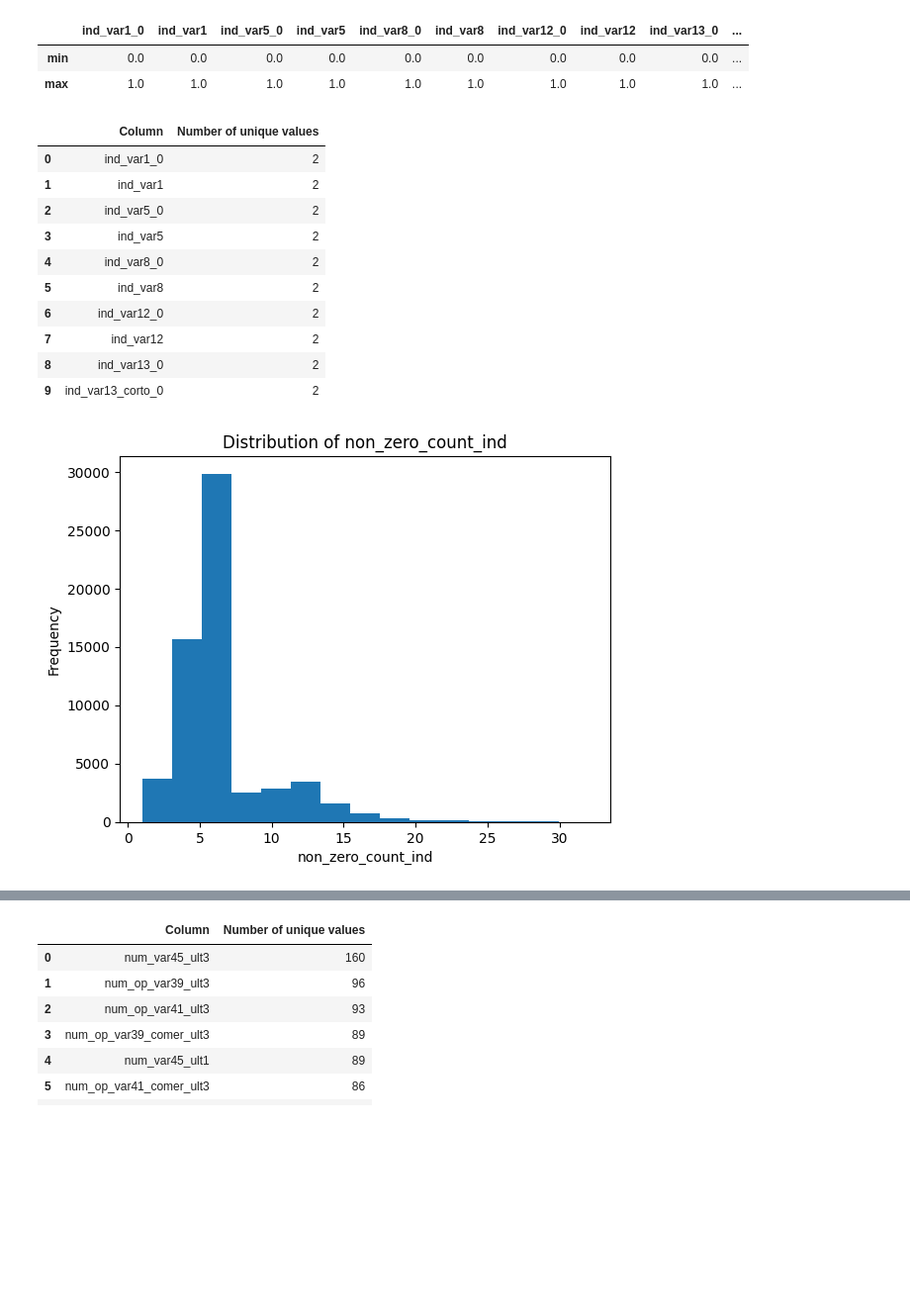
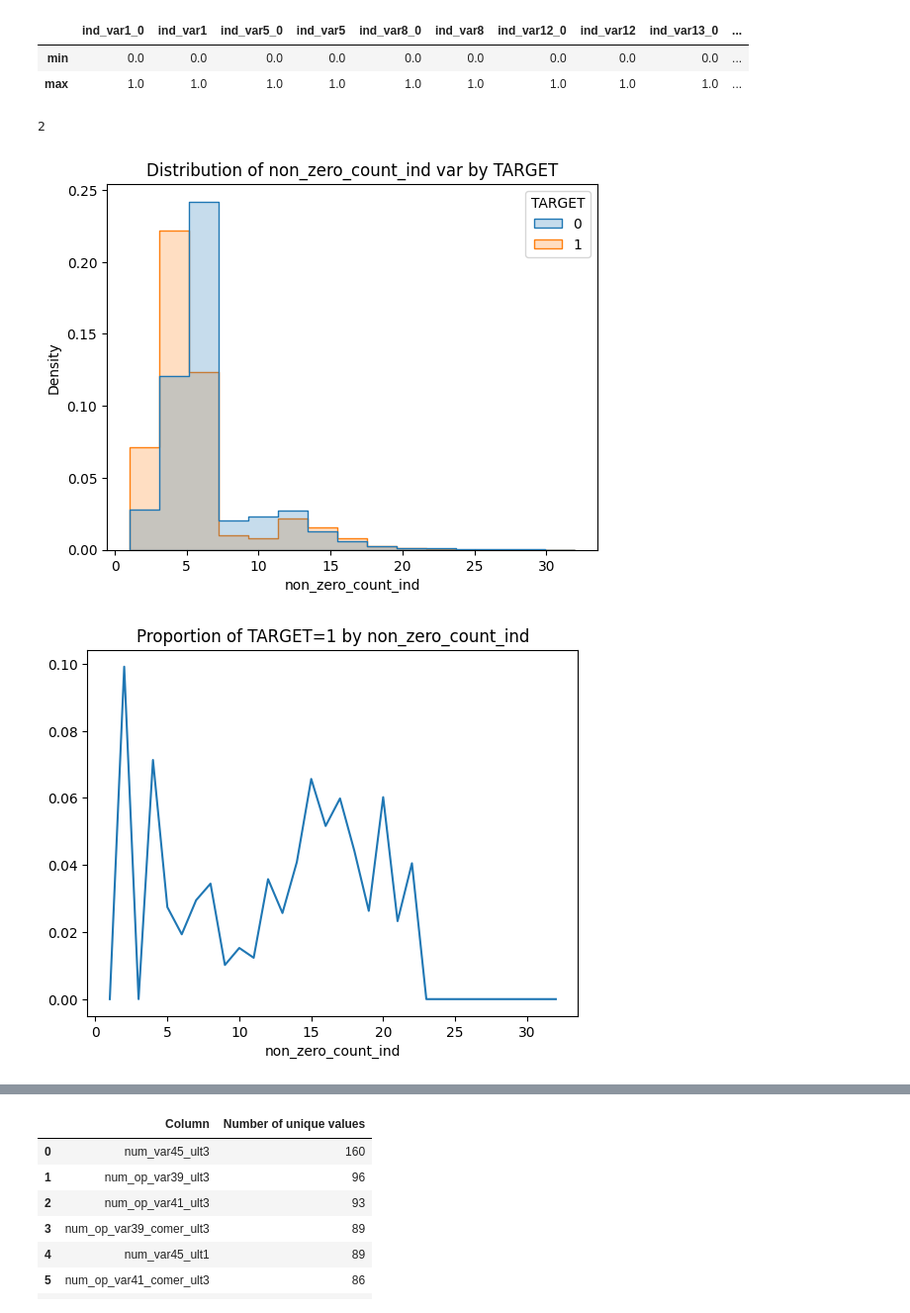
Before and after one commit to FelipeViacava/data-masters-case, a Jupyter notebook: 01-eda.ipynb, the cells around one changed output, grey strips where cells are left out. Shown at 99% size. Saved outputs shown, nothing was run; the diff lists cells and outputs as text; code cells hidden in the pictures; blank space fills up the shorter version.

```diff
--- a/01-eda.ipynb
+++ b/01-eda.ipynb
@@ -565,35 +545,17 @@ df[ind_cols].describe().loc[["min", "max"]]
 |  | ind_var1_0 | ind_var1 | ind_var5_0 | ind_var5 | ind_var8_0 | ind_var8 | ind_var12_0 | ind_var12 | ind_var13_0 | ... |
 | min | 0.0 | 0.0 | 0.0 | 0.0 | 0.0 | 0.0 | 0.0 | 0.0 | 0.0 | ... |
 | max | 1.0 | 1.0 | 1.0 | 1.0 | 1.0 | 1.0 | 1.0 | 1.0 | 1.0 | ... |
-# %%
-df[ind_cols] \
-    .nunique() \
-    .nlargest(10) \
-    .reset_index() \
-    .rename(
-        mapper={
-            "index": "Column",
-            0: "Number of unique values"
-        },
-        axis=1
-    )
-# %% [output]
-|  | Column | Number of unique values |
-| 0 | ind_var1_0 | 2 |
-| 1 | ind_var1 | 2 |
-| 2 | ind_var5_0 | 2 |
-| 3 | ind_var5 | 2 |
-| 4 | ind_var8_0 | 2 |
-| 5 | ind_var8 | 2 |
-| 6 | ind_var12_0 | 2 |
-| 7 | ind_var12 | 2 |
-| 8 | ind_var13_0 | 2 |
-| 9 | ind_var13_corto_0 | 2 |
+# %%
+df[ind_cols].nunique().max()
+# %% [output]
+2
 # %%
 anzc_ind = AddNonZeroCount(prefix="ind")
 anzc_ind = anzc_ind.fit(df)
 df = anzc_ind.transform(df)
 # %%
-cv.histplot(df, "non_zero_count_ind", nbins=15)
+cv.binaryhistplot(df, "non_zero_count_ind", nbins=15)
+cv.lineplot(df, "non_zero_count_ind")
 # %% [output]
-[figure, old version]
+[figure, new version]
+[figure, added]
```
Also changed, not shown: parts of 14 cells of this notebook.
